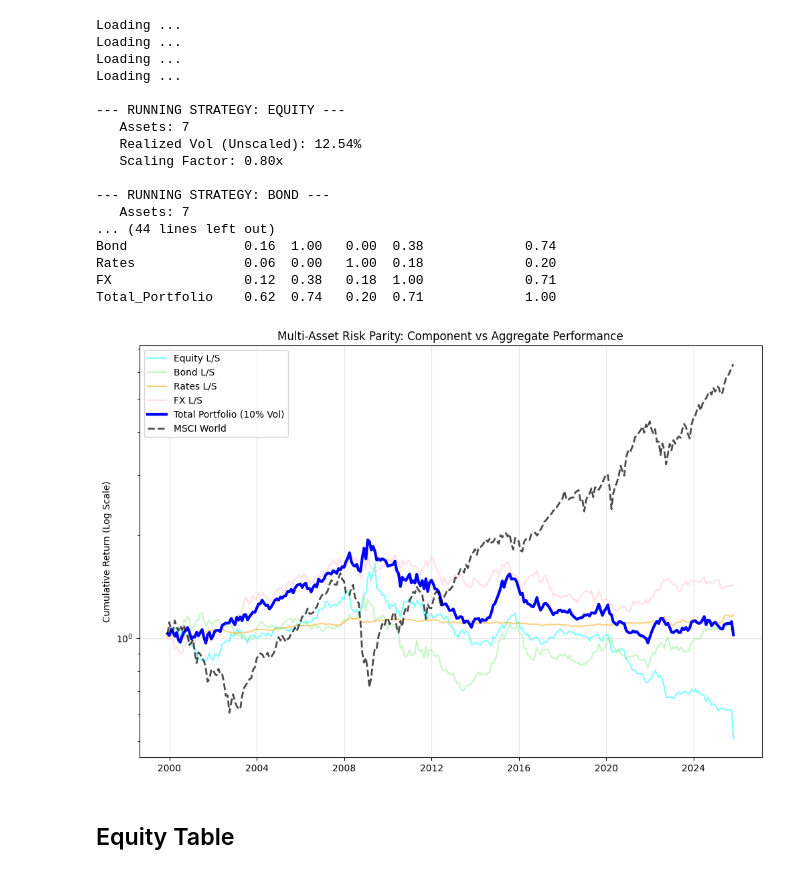
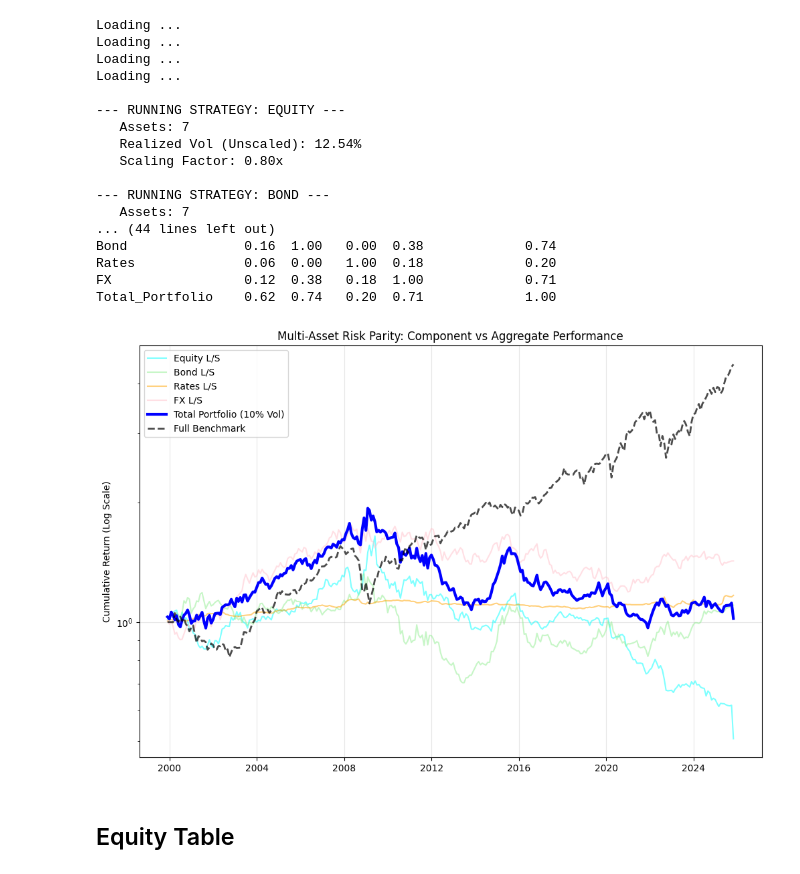
Before and after one commit to DanUZH/PMP_December_8, a Jupyter notebook: Code/trend_following.ipynb, the cells around one changed output. Saved outputs shown, nothing was run; the diff lists cells and outputs as text; code cells hidden in the pictures.

Commit message:
added bond index to benchmark

```diff
--- a/Code/trend_following.ipynb
+++ b/Code/trend_following.ipynb
@@ -195,7 +195,7 @@ if 'Date' in df_bench.columns: df_bench = df_bench.set_index('Date')
 else: df_bench = df_bench.set_index(df_bench.columns[0])
 df_bench.index = pd.to_datetime(df_bench.index, errors='coerce')
 df_bench = df_bench.resample(RESAMPLE_FREQ).last().ffill()
-benchmark_ret = df_bench['MSCI World'].pct_change().fillna(0)
+benchmark_ret = df_bench['Full Benchmark'].pct_change().fillna(0)
 
 # =============================================================================
 # 3. EXECUTION PER ASSET CLASS
@@ -278,35 +278,35 @@ colors = ['cyan', 'lightgreen', 'orange', 'pink']
 for i, col in enumerate(df_strategies.columns):
     plt.plot(cum_all[col], label=f"{col} L/S", alpha=0.5, linewidth=1.5, color=colors[i])
 
 # Plot Total & Benchmark
 plt.plot(cum_all['Total_Portfolio'], label=f"Total Portfolio ({VOL_TARGET:.0%} Vol)", color="blue", linewidth=3)
-plt.plot(cum_bench, label="MSCI World", color="black", linestyle="--", linewidth=2, alpha=0.7)
+plt.plot(cum_bench, label="Full Benchmark", color="black", linestyle="--", linewidth=2, alpha=0.7)
 
 plt.title("Multi-Asset Risk Parity: Component vs Aggregate Performance")
 plt.ylabel("Cumulative Return (Log Scale)")
 plt.yscale("log")
 plt.legend()
 plt.grid(True, alpha=0.3)
 plt.show()
 # %% [output]
 Loading ...
 Loading ...
 Loading ...
 Loading ...
 
 --- RUNNING STRATEGY: EQUITY ---
    Assets: 7
    Realized Vol (Unscaled): 12.54%
    Scaling Factor: 0.80x
 
 --- RUNNING STRATEGY: BOND ---
    Assets: 7
 ... (44 lines left out)
 Bond               0.16  1.00   0.00  0.38             0.74
 Rates              0.06  0.00   1.00  0.18             0.20
 FX                 0.12  0.38   0.18  1.00             0.71
 Total_Portfolio    0.62  0.74   0.20  0.71             1.00
-[figure, old version]
+[figure, new version]
 # %% [markdown]
 ## Equity Table
 # %%
```
Also changed, not shown: 1 other file.
